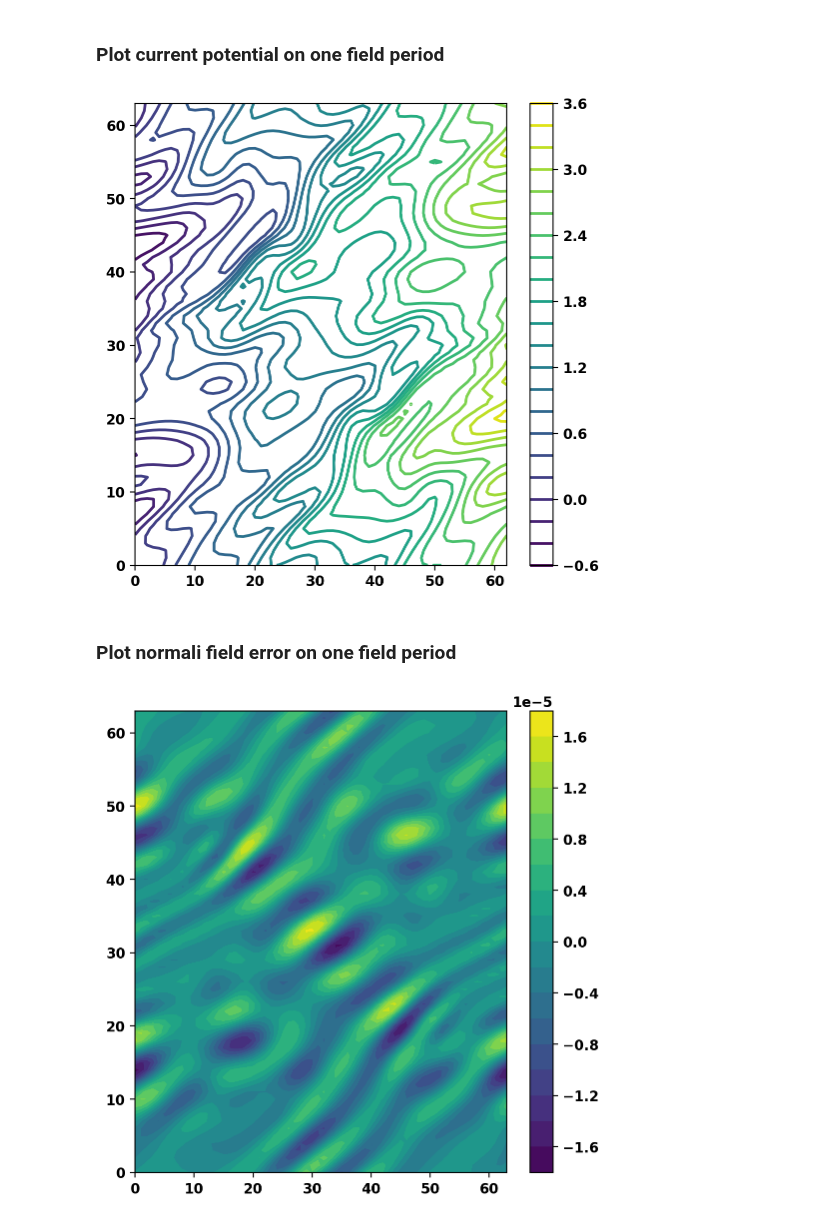
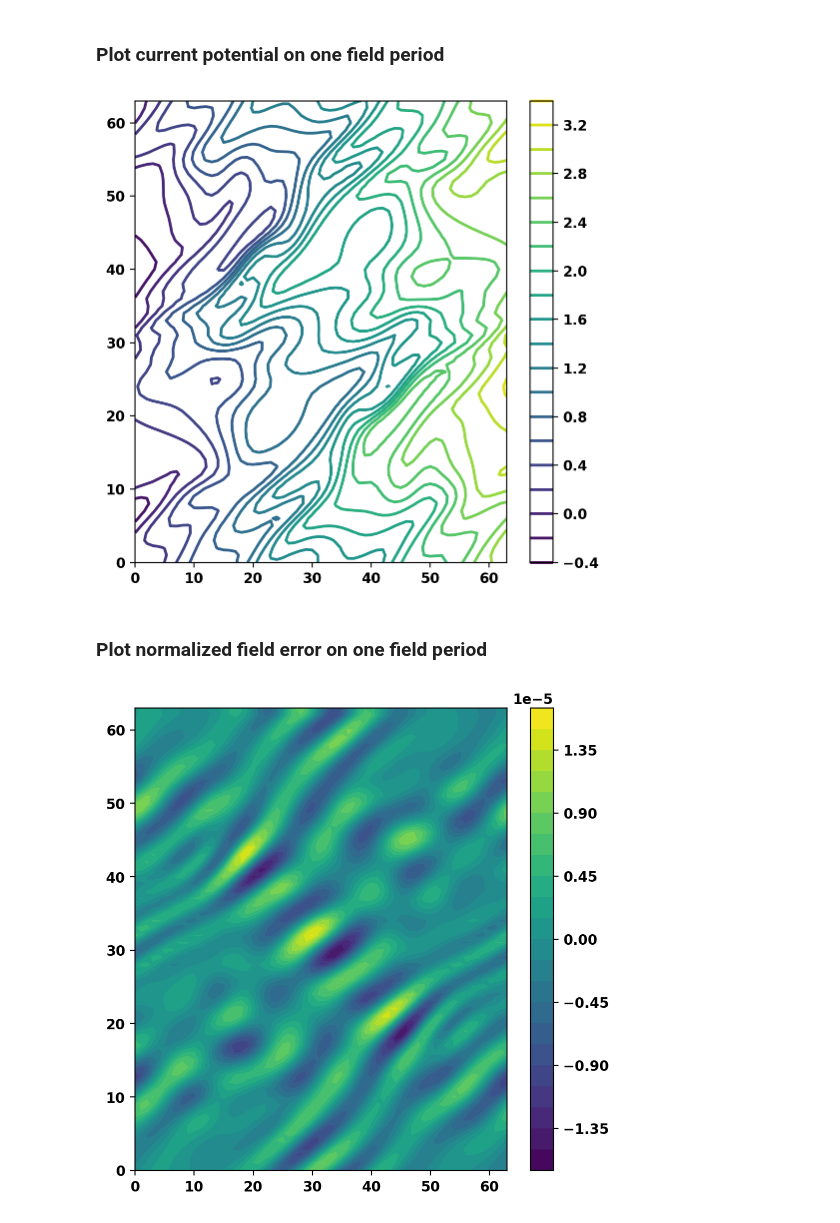
Before and after one commit to samuel-frei/OpenFUSIONToolkit, a Jupyter notebook: src/examples/ThinCurr/REGCOIL/ThinCurr_REGCOIL.ipynb, the cells around one changed output. Drawn from its saved outputs; the diff is of its cells as text; code cells hidden in the pictures.

Commit message:
ThinCurr: Add class for handling periodic toroid models (#124)
 - Add warning for large net flux in toroidal mode definitions
 - Fix Intel CD build workflow

```diff
--- a/src/examples/ThinCurr/REGCOIL/ThinCurr_REGCOIL.ipynb
+++ b/src/examples/ThinCurr/REGCOIL/ThinCurr_REGCOIL.ipynb
@@ -36,10 +35,10 @@ First we create ThinCurr models for the winding and plasma surfaces using a REGC
 # %%
 # Create coil mesh
 coil_grid, nfp = build_regcoil_grid('regcoil_out.li383.nc', 'coil', 64, 64, full_torus=False)
-lc_coil, r_coil, tnodeset_coil, pnodesets_coil, r_map = build_periodic_mesh(coil_grid,nfp)
+coil_grid = ThinCurr_periodic_toroid(coil_grid, nfp, 64, 64)
 # Create plasma mesh
 plasma_grid, _ = build_regcoil_grid('regcoil_out.li383.nc', 'plasma', 64, 64*nfp, full_torus=True)
-lc_plasma, r_plasma, tnodeset_plasma, [pnodeset_plasma], _ = build_periodic_mesh(plasma_grid,1)
+plasma_grid = ThinCurr_periodic_toroid(plasma_grid, 1, 64, 64)
 # %% [markdown]
 ### Plot resulting winding surface mesh
 # %%
@@ -142,10 +128,7 @@ WARNING: No "thincurr" XML node, using "eta=mu0" for all regions
 ### Compute mutual inductance between coil and plasma surfaces
 # %%
 coupling = tw_coil.cross_coupling(tw_plasma,cache_file='Lmat_coupling.save')
-nelems_new = coupling.shape[0]-nfp+1
-coupling_new = np.zeros((nelems_new,coupling.shape[1]))
-coupling_new[:-1,:] = coupling[:-nfp,:]
-coupling_new[-1,:] = coupling[-nfp:,:].sum(axis=0)
+coupling_new = coil_grid.condense_matrix(coupling,axis=0)
 hole_start = coupling_new.shape[1]-2
 del coupling
 # %% [output]
@@ -158,8 +139,5 @@ del coupling
 # %%
 reg_mat = tw_coil.get_regmat()
 ncold = int(reg_mat.shape[1]/nfp)
-reg_new = np.zeros((nelems_new,ncold))
-reg_new[:-1,:] = reg_mat[:-nfp,:ncold]
-reg_new[-1,:] = reg_mat[-nfp:,:ncold].sum(axis=0)
-print(reg_new[0,:].max())
+reg_new = coil_grid.condense_matrix(reg_mat[:,:ncold],axis=0)
 del reg_mat
@@ -208,16 +182,17 @@ Creating output files
 # %% [markdown]
 ### Plot current potential on one field period
 # %%
-data_unwrap=np.r_[0.0,rhs[:-2]].reshape((63,64))
-plt.contour(data_unwrap.transpose(),20)
-_ = plt.colorbar()
+fig, ax = plt.subplots(1,1)
+clf = ax.contour(coil_grid.unique_to_nodes_2D(rhs),20)
+_ = fig.colorbar(clf)
 # %% [output]
-[figure, old version]
+[figure, new version]
 # %% [markdown]
-### Plot normali field error on one field period
+### Plot normalized field error on one field period
 # %%
 data_unwrap=tmp_err[:64*64].reshape((64,64))
-plt.contourf(data_unwrap.transpose(),20)
-_ = plt.colorbar()
+fig, ax = plt.subplots(1,1)
+clf = ax.contourf(data_unwrap.transpose(),20)
+_ = fig.colorbar(clf)
 # %% [output]
-[figure, old version]
+[figure, new version]
```
Also changed, not shown: parts of 9 cells of this notebook, 3 other files.
